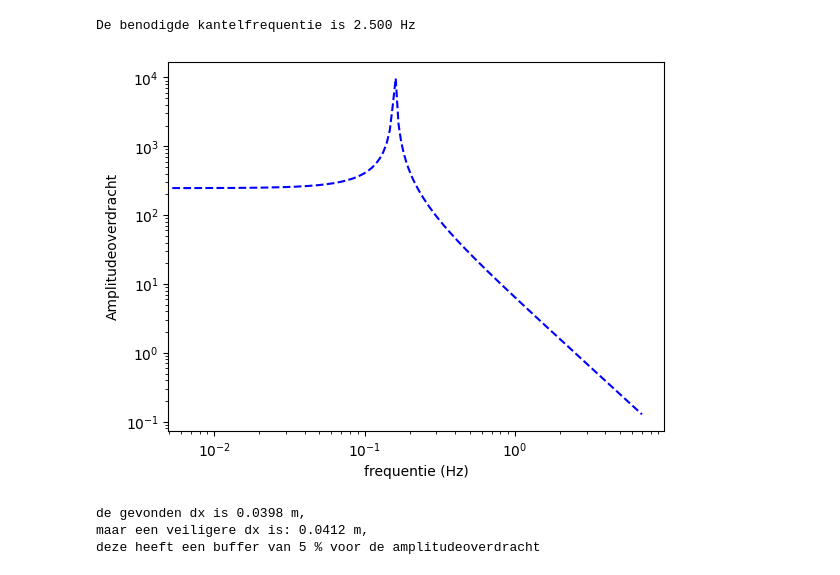
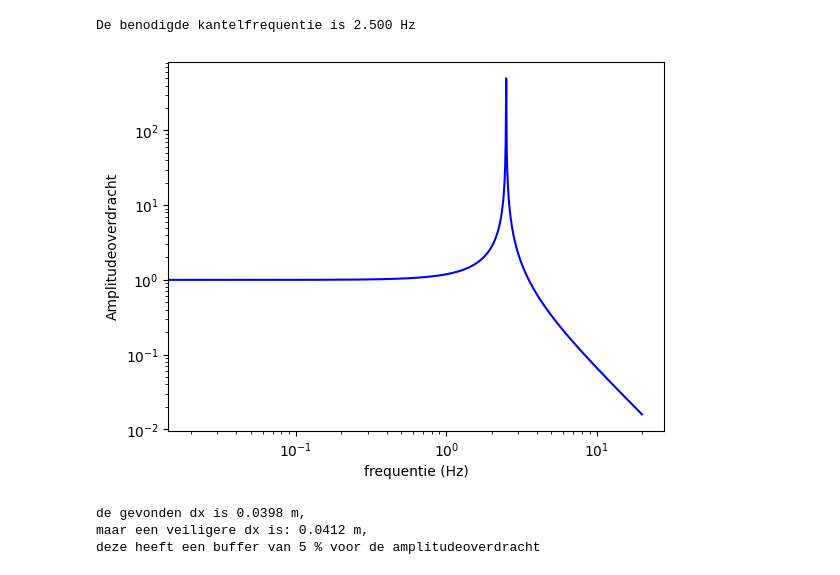
Before and after one commit to Spaantje5/opdrachten-DEF-D, a Jupyter notebook: FysiekeOntwerpopdrachten/5MaakEenOpstellingTrillingsvrij/Ontwerpopdracht5MaakEenOpstellingTrillingsvrijInvulTemplate.ipynb, the cells around one changed output. Cells and saved outputs as stored; diff of their text form; code cells hidden in the pictures.

```diff
--- a/FysiekeOntwerpopdrachten/5MaakEenOpstellingTrillingsvrij/Ontwerpopdracht5MaakEenOpstellingTrillingsvrijInvulTemplate.ipynb
+++ b/FysiekeOntwerpopdrachten/5MaakEenOpstellingTrillingsvrij/Ontwerpopdracht5MaakEenOpstellingTrillingsvrijInvulTemplate.ipynb
@@ -70,17 +71,17 @@ De benodigde kantelfrequentie is 2.500 Hz
 # %%
 # Voeg hier je plot in.
 
-f = np.linspace(0, 7, 1000)
+f = np.linspace(0, 20, 1000)
 
-amplitudeoverdracht = 1/((1-(2*np.pi*f)**2)/(w_0(f0, ampoverdoel)**2))
+amplitudeoverdracht = 1/(1-((2*np.pi*f)**2)/(w_0(f0, ampoverdoel)**2))
 
 plt.figure()
-plt.loglog(f, np.abs(amplitudeoverdracht), 'b--')
+plt.loglog(f, np.abs(amplitudeoverdracht), 'b')
 plt.xlabel("frequentie (Hz)")
 plt.ylabel("Amplitudeoverdracht")
 plt.show()
 # %% [output]
-[figure, old version]
+[figure, new version]
 # %%
 # Bereken hier de minimale Delta-x waarbij je aan de eis van de opdracht voldoet.
 g = 9.81
```
Also changed, not shown: parts of 5 cells of this notebook, 1 other file.
